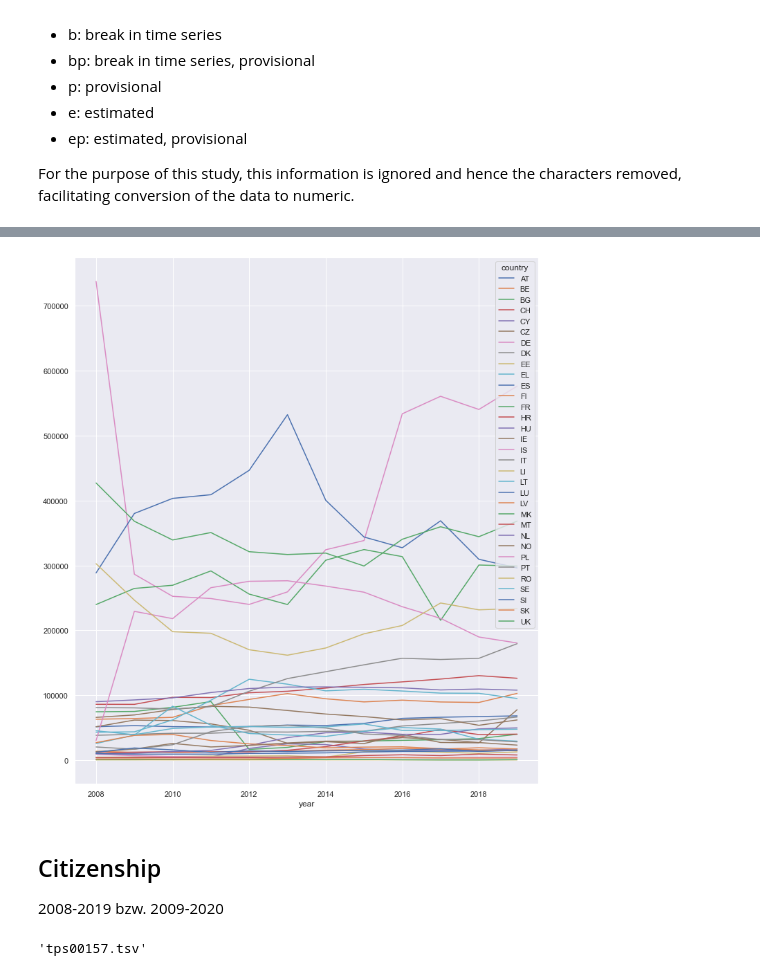
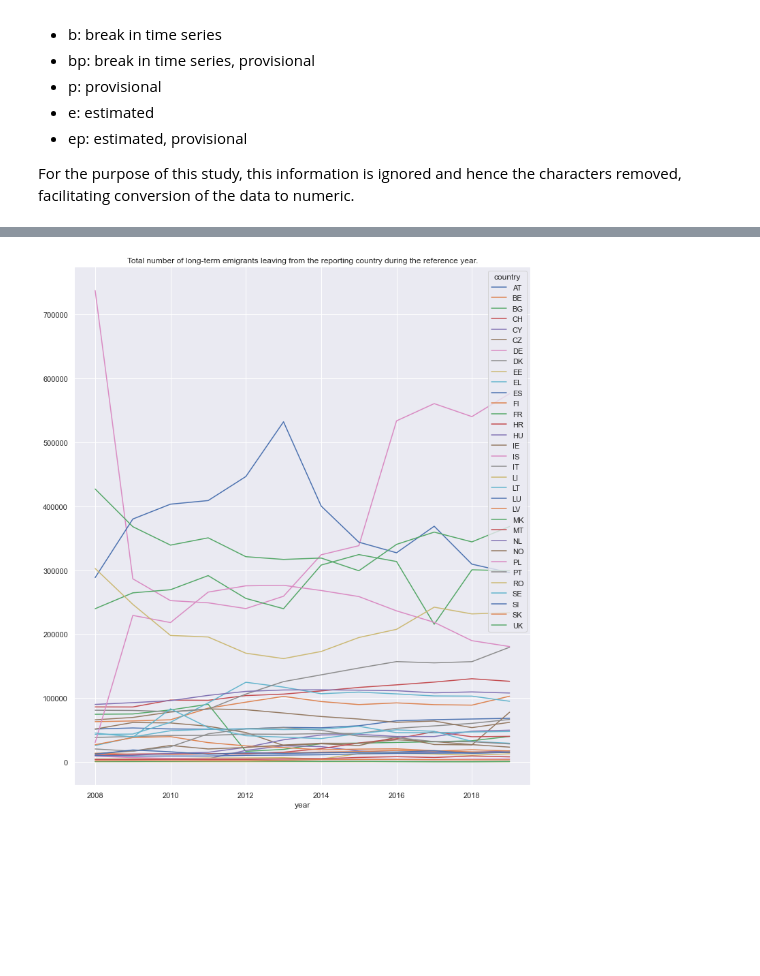
Before and after one commit to Eszti/lang-changes, a Jupyter notebook: notebooks/Alex/emigration.ipynb, the cells around one changed output, grey strips where cells are left out. Saved outputs shown, nothing was run; the diff lists cells and outputs as text; code cells hidden in the pictures; blank space fills up the shorter version.

```diff
--- a/notebooks/Alex/emigration.ipynb
+++ b/notebooks/Alex/emigration.ipynb
@@ -216,8 +215,9 @@ data.set_index(['year'], inplace = True)
 # %%
 # -- plot timeseries ----
 sns.set()
+diagTitle = "Total number of long-term emigrants leaving from the reporting country during the reference year."
 # 1 plot per country:
 # _ = immigrationData.groupby('country').plot(figsize = [14,20])
 # all countries in 1 plot:
-_ = data.groupby('country')[VALUE_COLNAME].plot(figsize = [12,14], legend=True)
+_ = data.groupby('country')[VALUE_COLNAME].plot(figsize = [12,14], legend=True, title=diagTitle)
 # %% [output]
@@ -225,8 +225,8 @@ _ = data.groupby('country')[VALUE_COLNAME].plot(figsize = [12,14], legend=True)
 # %%
 # alternative: 1 col/country
-_= data.pivot(columns='country', values=VALUE_COLNAME).plot(figsize = [12,14])
+_= data.pivot(columns='country', values=VALUE_COLNAME).plot(figsize = [12,14], title=diagTitle)
 # %% [output]
-[figure, old version]
+[figure, new version]
 # %%
 if False:
     data.reset_index(inplace=True)
@@ -236,11 +236,3 @@ if False:
 fileName = PATH_DATA + 'tps00177.pkl'
 with open(fileName, 'wb') as outp:
         pickle.dump(data, outp, pickle.HIGHEST_PROTOCOL)
-# %% [markdown]
-## Citizenship
-2008-2019 bzw. 2009-2020
-# %%
-"tps00024.tsv"
-"tps00157.tsv"
-# %% [output]
-'tps00157.tsv'
```
Also changed, not shown: parts of 3 cells of this notebook.
